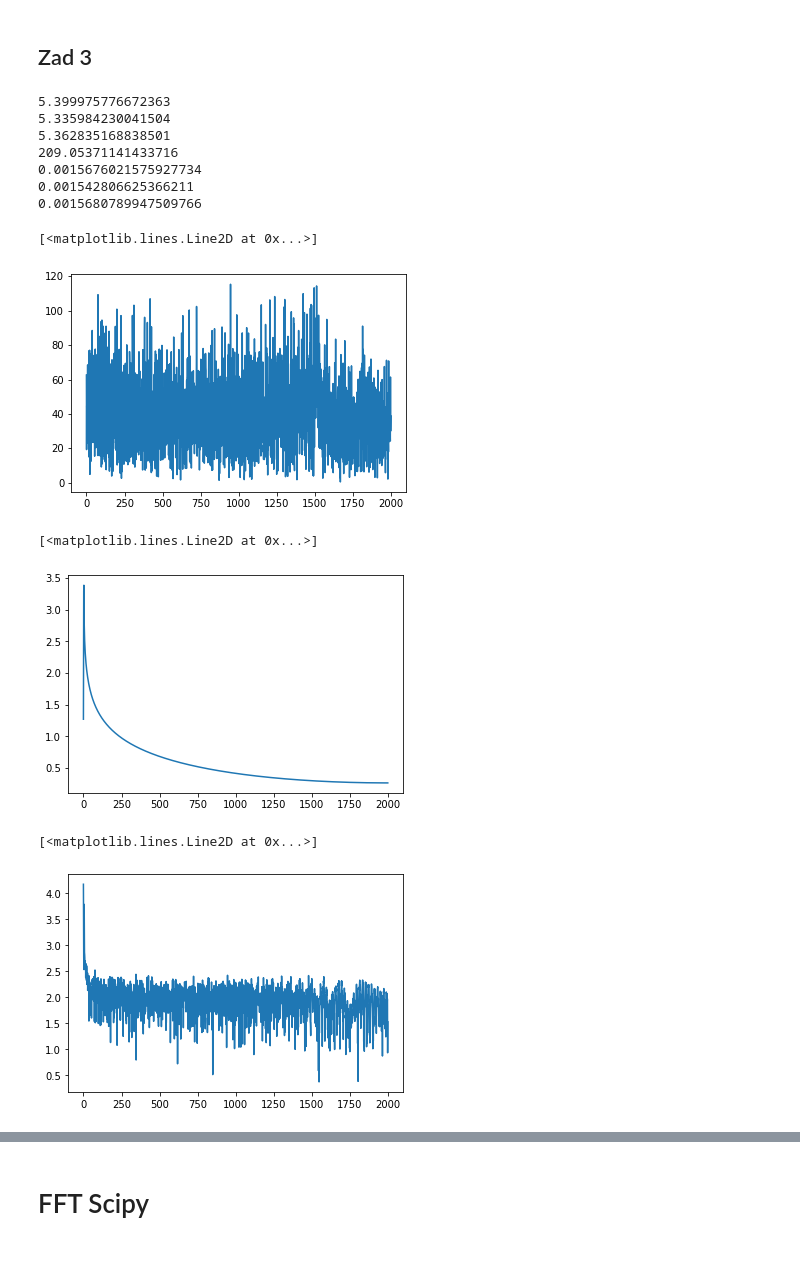
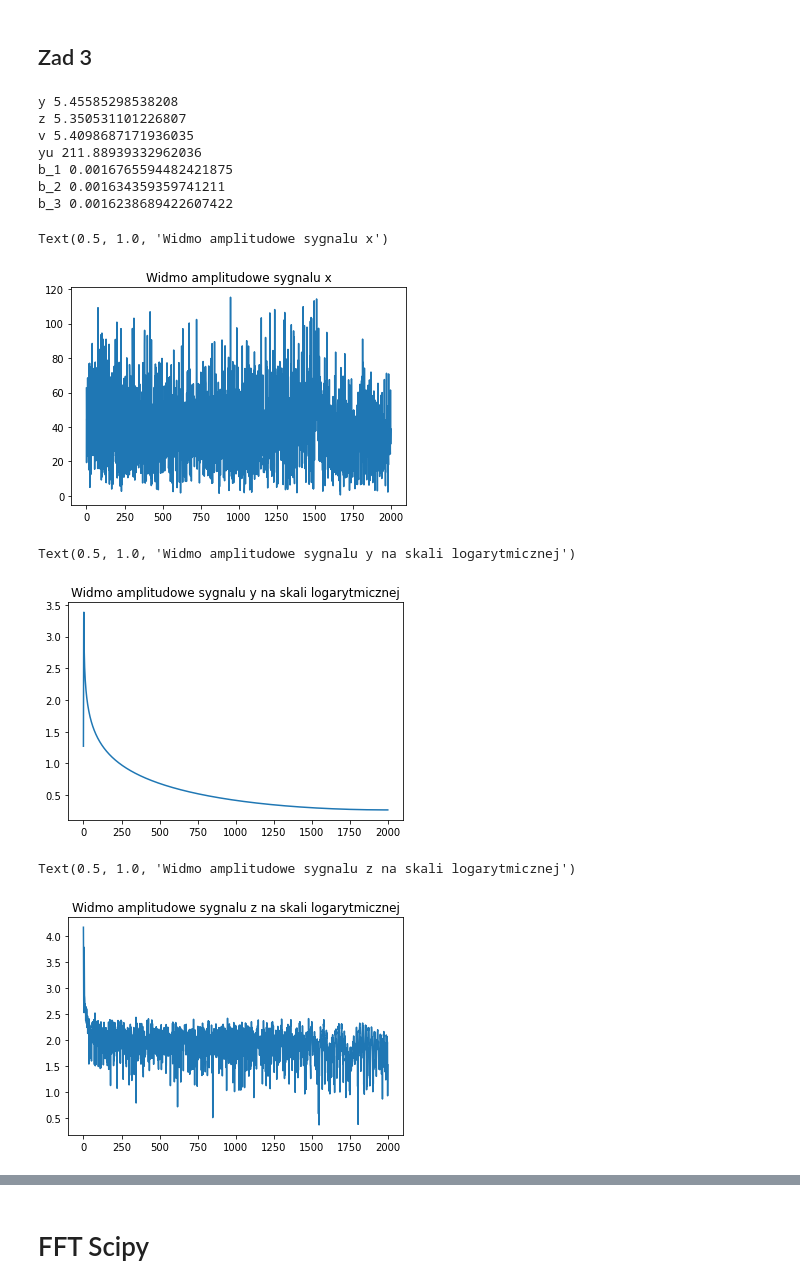
Before and after one commit to Oskarino/Lab2_PTD, a Jupyter notebook: Lab2_PTD.ipynb, the cells around one changed output, grey strips where cells are left out. Drawn from its saved outputs; the diff is of its cells as text; code cells hidden in the pictures; blank space fills up the shorter version.

```diff
--- a/Lab2_PTD.ipynb
+++ b/Lab2_PTD.ipynb
@@ -7,31 +7,40 @@ from math import sin, cos, pi, sqrt, log
 from cmath import exp
 import time
 # %%
+#czestotliwosc probkowania
 f_s = 8000
-
+#przesuniecie w fazie
 phi = pi/120
+#funkcja z tabeli
 funkcja_x = lambda t: sin(2*pi*f_s*t*cos(3*pi*t) + t*phi)
 
 #sekundy
 T = 0.5
 
 def generate_signal(funkcja, f_s, T):
+  ''' Funkcja generujaca sygnal dla funkcji: funkcja, czestotliwosci: f_s i czasu trwania T'''
   return [funkcja(n/f_s) for n in range(int(T*f_s))]
 
+#wygererowany sygnal
 x = generate_signal(funkcja_x, f_s, T)
 
+#funkcja y z tabeli
 funkcja_y = lambda t: (2*t*sin(0.5*t*pi) + 1.5)*cos(9*pi*t+pi*t)
 y = generate_signal(funkcja_y, f_s, T)
 
+#funkcja z z tabeli
 funkcja_z = lambda t: funkcja_x(t)*funkcja_y(t)+ abs(funkcja_x(t)+2)*(funkcja_y(t)**2 + 0.32)
 z = generate_signal(funkcja_z, f_s, T)
 
+#funkcja v z tabeli
 funkcja_v = lambda t: sqrt(abs(funkcja_x(t)*funkcja_z(t)+10))*(abs(funkcja_y(t) + 1.2))*sin(2*pi*t)
 v = generate_signal(funkcja_v, f_s, T)
 
+#czas trwania sygnalu wynikajacy ze wzoru funkcji u
 T_u = 3.1
 
 def funkcja_u(t):
+  '''Definicja funkcji u na przedzialach'''
   if t<0 or t >= 3.1:
     raise Exception("Wrong time!!")
   if t < 1.2:
@@ -44,20 +53,23 @@ def funkcja_u(t):
     return 0.23*sin(20*pi*t)*sin(12*pi*t)
 
 
-
+#funkcja u z tabeli
 u = generate_signal(funkcja_u, f_s, T_u)
 
+#czestotliosc dla b1, b2, b3
 f_s = 22.05
+#czas dla b1, b2, b3
 T = 1
 
 from functools import partial
 
 def funkcja_b_k(t, k):
+  '''definicja funkcji b_k dla k=1,2,3'''
   H = [2,20,40]
   return sum([(cos( 2*pi *h*t + sin(6*pi*t)))*((-1)**h)/(3*h**2) for h in range(1, H[k-1])])
 
 
-
+#sygnaly b1 do b3
 b_1 = generate_signal(partial(funkcja_b_k,k=1), f_s, T_u)
 b_2 = generate_signal(partial(funkcja_b_k,k=2), f_s, T_u)
 b_3 = generate_signal(partial(funkcja_b_k,k=3), f_s, T_u)
@@ -67,12 +79,17 @@ b_3 = generate_signal(partial(funkcja_b_k,k=3), f_s, T_u)
 ![image.png](embedded-picture-1)
 # %%
 def DFT(x):
+  '''Funkcja realizujaca Dyskretna Transformate Fouriera dla sygnalu wejsciowego: x. Funkcja oblicza dft tylko dla polowy sygnalu ze wzgledu na symetrie'''
+  #dlugosc sygnalu
   N = len(x)
+  #ze wzgledu na symetrie DFT
   if N % 2 == 0:
     dft = [sum([x[n] * exp(complex(0,-(2*pi*k*n)/N)) for n in range(N)]) for k in range(int(N/2))]
+    #kopia pierwszej polowy ciagu
     dft.extend(reversed(dft))
   else:
     dft = [sum([x[n] * exp(complex(0,-(2*pi*k*n)/N)) for n in range(N)]) for k in range(int((N+1)/2))]
+    #kopia pierwszej polowy ciagu
     dft.extend(reversed(dft[:-1]))
   return dft
 # %%
@@ -90,5 +111,6 @@ print(x_dft_time)
 ## Zad 2
 # %%
 def widmo_amplitudowe(X):
-    return [ sqrt(X[k].real**2 + X[k].imag**2) for k in range(len(X))]
+  '''Obliczamy widno amplitudowe dla ciagu X'''
+  return [ sqrt(X[k].real**2 + X[k].imag**2) for k in range(len(X))]
 # %%
@@ -107,61 +133,68 @@ plt.plot(range(int(N/2 - 1)),M_prim)
 # %% [markdown]
 ## Zad 3
 # %%
+#czas obliczen dla DFT i sygnalu y
 start = time.time()
 
 DFT_y = DFT(y)
 
 end = time.time()
 y_dft_time = end - start
-print(y_dft_time)
+print("y", y_dft_time)
+#czas obliczen dla DFT i sygnalu z
 start = time.time()
 
 DFT_z = DFT(z)
 
 end = time.time()
 z_dft_time = end - start
-print(z_dft_time)
+print("z",z_dft_time)
+#czas obliczen dla DFT i sygnalu v
 start = time.time()
 
 DFT_v = DFT(v)
 
 end = time.time()
 v_dft_time = end - start
-print(v_dft_time)
+print("v",v_dft_time)
+#czas obliczen dla DFT i sygnalu u
 start = time.time()
 
 DFT_u = DFT(u)
 
 end = time.time()
 u_dft_time = end - start
-print(u_dft_time)
+print("yu",u_dft_time)
+#czas obliczen dla DFT i sygnalu b_1
 start = time.time()
 
 DFT_b1 = DFT(b_1)
 
 end = time.time()
 b1_dft_time = end - start
-print(b1_dft_time)
+print("b_1",b1_dft_time)
+#czas obliczen dla DFT i sygnalu b_2
 start = time.time()
 
 DFT_b2 = DFT(b_2)
 
 end = time.time()
 b2_dft_time = end - start
-print(b2_dft_time)
+print("b_2",b2_dft_time)
+#czas obliczen dla DFT i sygnalu b_3
 start = time.time()
 
 DFT_b3 = DFT(b_3)
 
 end = time.time()
 b3_dft_time = end - start
-print(b3_dft_time)
+print("b_3",b3_dft_time)
 # %% [output]
-5.399975776672363
-5.335984230041504
-5.362835168838501
-209.05371141433716
-0.0015676021575927734
-0.001542806625366211
-0.0015680789947509766
+y 5.45585298538208
+z 5.350531101226807
+v 5.4098687171936035
+yu 211.88939332962036
+b_1 0.0016765594482421875
+b_2 0.001634359359741211
+b_3 0.0016238689422607422
 # %%
@@ -173,8 +207,10 @@ Widmo_b1 = widmo_amplitudowe(DFT_b1[:int(len(DFT_b1)/2 - 1)])
 Widmo_b2 = widmo_amplitudowe(DFT_b2[:int(len(DFT_b2)/2 - 1)])
 Widmo_b3 = widmo_amplitudowe(DFT_b3[:int(len(DFT_b3)/2 - 1)])
 # %%
+#wykres widma
 plt.plot(range(len(Widmo_x)), Widmo_x)
+plt.title("Widmo amplitudowe sygnalu x")
 # %% [output]
-[<matplotlib.lines.Line2D at 0x...>]
+Text(0.5, 1.0, 'Widmo amplitudowe sygnalu x')
-[figure, old version]
+[figure, new version]
 # %%
@@ -182,13 +219,15 @@ def table_log(seq):
   return [log(el,10) for el in seq]
 # %%
 plt.plot(range(len(Widmo_y)), table_log(Widmo_y))
+plt.title("Widmo amplitudowe sygnalu y na skali logarytmicznej")
 # %% [output]
-[<matplotlib.lines.Line2D at 0x...>]
+Text(0.5, 1.0, 'Widmo amplitudowe sygnalu y na skali logarytmicznej')
-[figure, old version]
+[figure, new version]
 # %%
 plt.plot(range(len(Widmo_z)), table_log(Widmo_z))
+plt.title("Widmo amplitudowe sygnalu z na skali logarytmicznej")
 # %% [output]
-[<matplotlib.lines.Line2D at 0x...>]
+Text(0.5, 1.0, 'Widmo amplitudowe sygnalu z na skali logarytmicznej')
-[figure, old version]
+[figure, new version]
 # %%
 plt.plot(range(len(Widmo_u)), table_log(Widmo_u))
```
Also changed, not shown: parts of 15 cells of this notebook.
